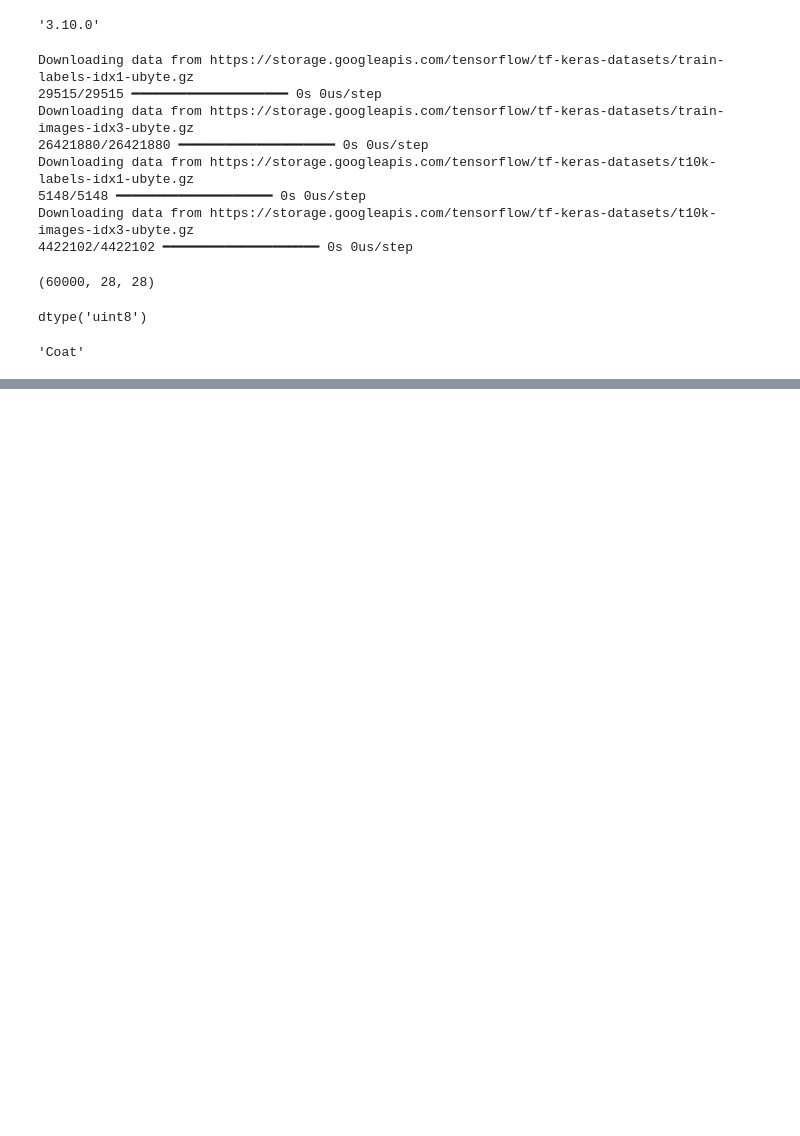
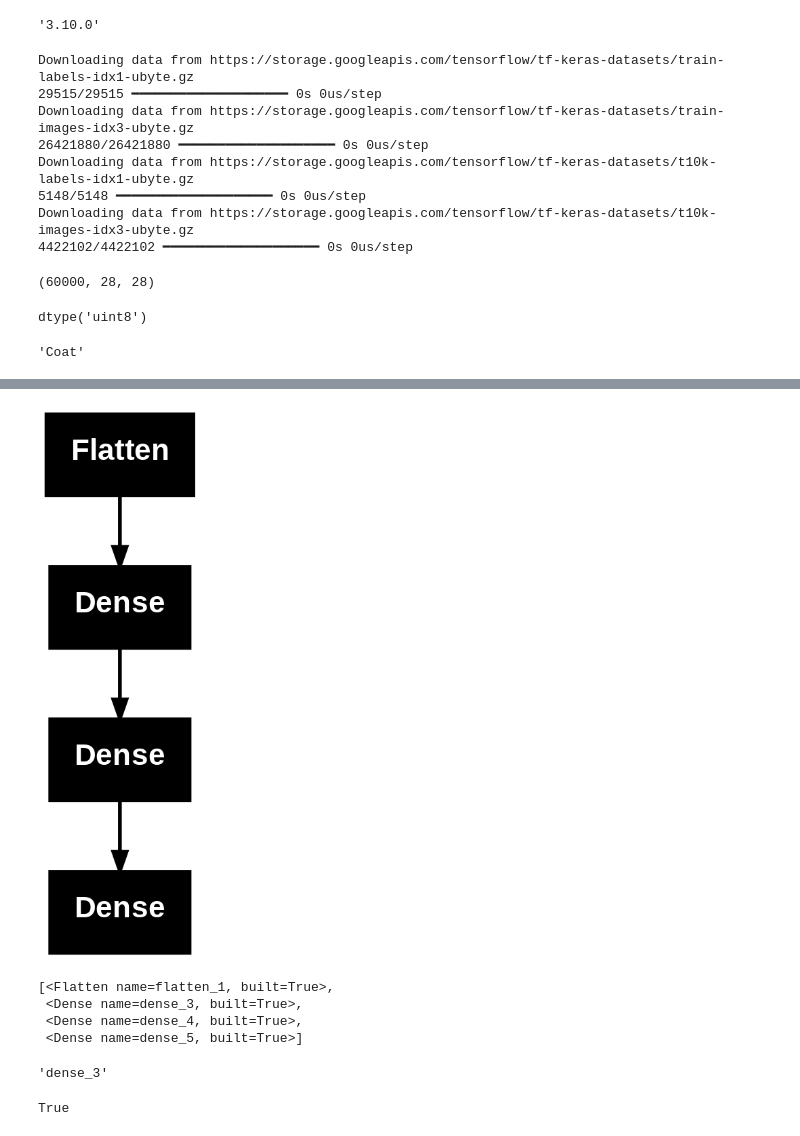
Before and after one commit to Lewys-Tech/Building_an_Image_Classifier_using_the_Sequential_API, a Jupyter notebook: Building_an_Image_Classifier_using_Sequential_API.ipynb, the cells around one changed output, grey strips where cells are left out. Cells and saved outputs as stored; diff of their text form; code cells hidden in the pictures; blank space fills up the shorter version.

```diff
--- a/Building_an_Image_Classifier_using_Sequential_API.ipynb
+++ b/Building_an_Image_Classifier_using_Sequential_API.ipynb
@@ -71,3 +89,10 @@ model.add(keras.layers.Flatten(input_shape=[28, 28]))
 model.add(keras.layers.Dense(300, activation="relu"))
 model.add(keras.layers.Dense(100, activation="relu"))
 model.add(keras.layers.Dense(10, activation="softmax"))
+# %%
+model = keras.models.Sequential([
+ keras.layers.Flatten(input_shape=[28, 28]),
+ keras.layers.Dense(300, activation="relu"),
+ keras.layers.Dense(100, activation="relu"),
+ keras.layers.Dense(10, activation="softmax")
+ ])
@@ -73,0 +117,20 @@ model.add(keras.layers.Dense(10, activation="softmax"))
+# %%
+keras.utils.plot_model(model)
+# %% [output]
+[figure, added]
+# %%
+model.layers
+# %% [output]
+[<Flatten name=flatten_1, built=True>,
+ <Dense name=dense_3, built=True>,
+ <Dense name=dense_4, built=True>,
+ <Dense name=dense_5, built=True>]
+# %%
+hidden1 = model.layers[1]
+hidden1.name
+# %% [output]
+'dense_3'
+# %%
+model.get_layer('dense_3') is hidden1
+# %% [output]
+True
```
Also changed, not shown: parts of 2 cells of this notebook.
